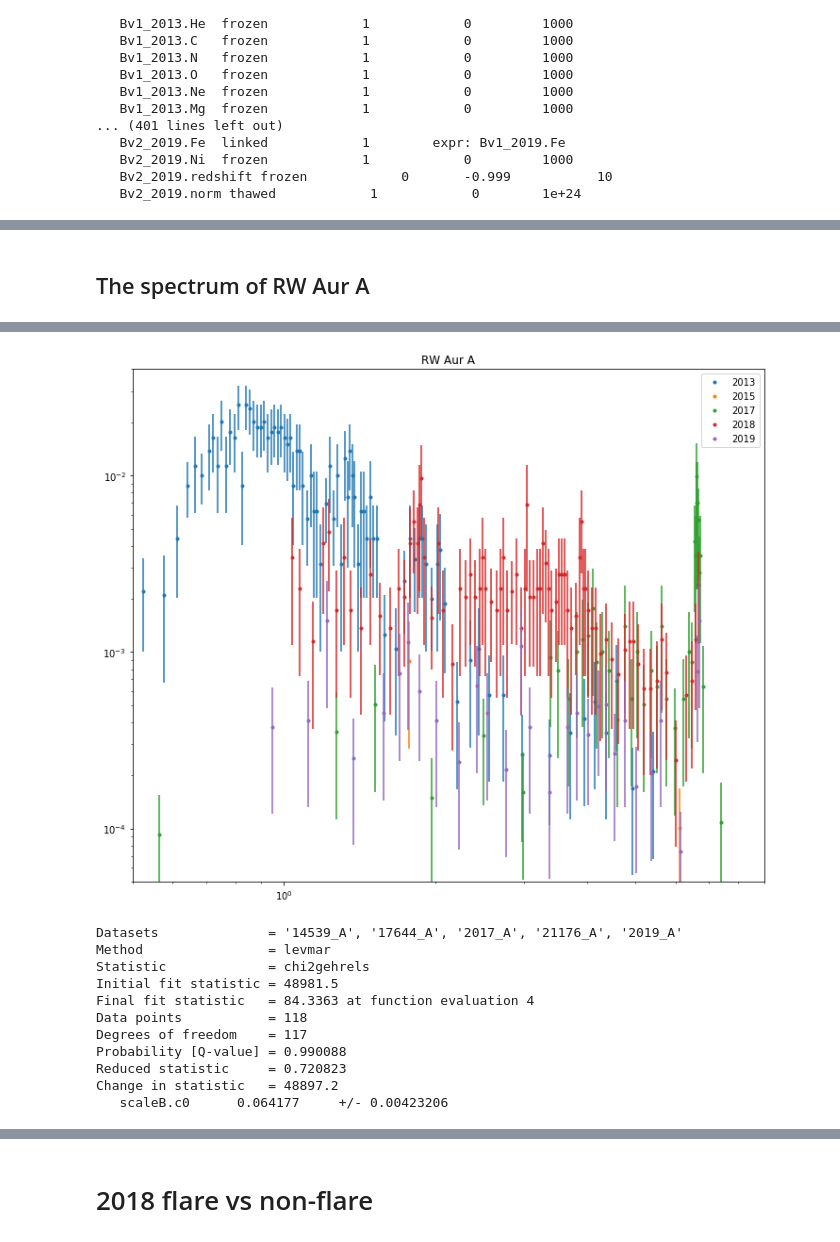
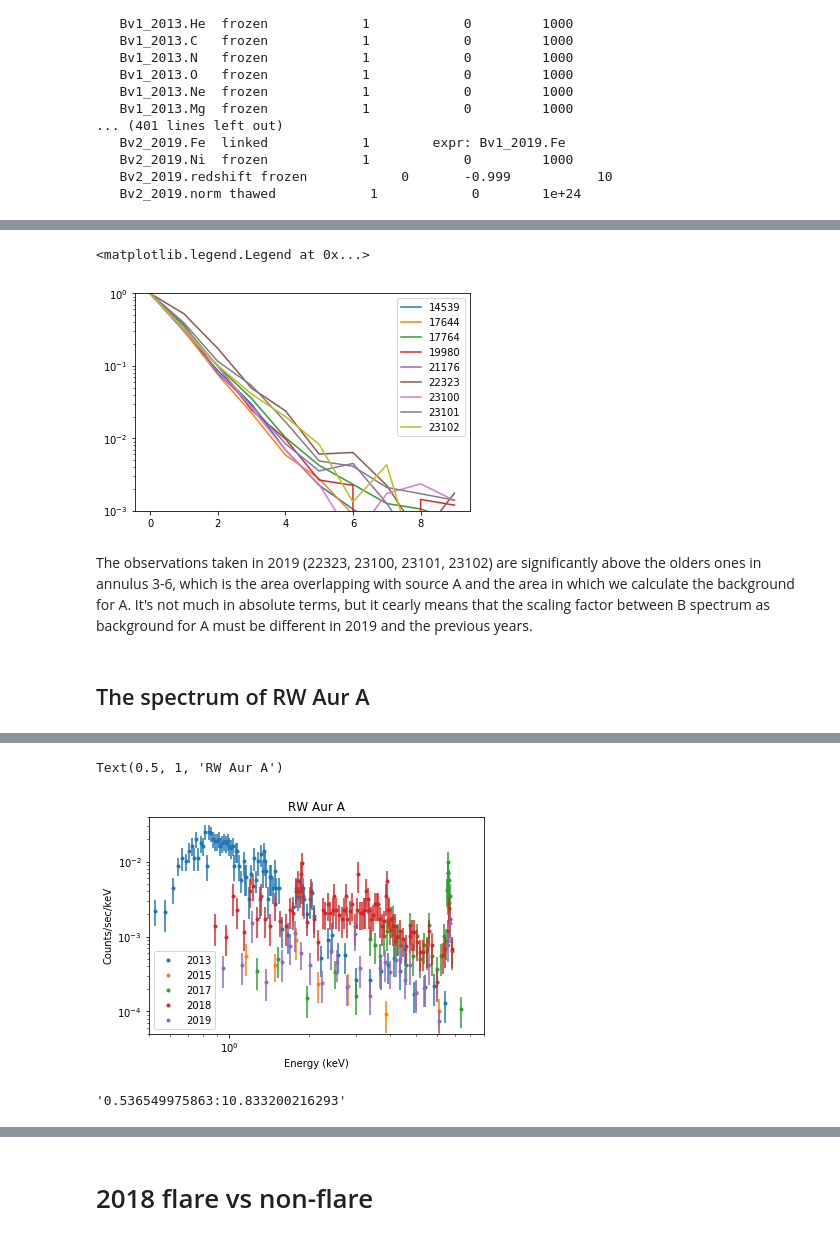
Before and after one commit to hamogu/RWAur, a Jupyter notebook: Newobs1819.ipynb, the cells around one changed output, grey strips where cells are left out. Cells and saved outputs as stored; diff of their text form; code cells hidden in the pictures.

Commit message:
profile analysis, 2018 spectral fitting, lightcurve plot

```diff
--- a/Newobs1819.ipynb
+++ b/Newobs1819.ipynb
@@ -151,0 +212,21 @@ ui.ignore(9., None)
+# %%
+def years(tmjd):
+    return Time(tmjd, format='mjd').decimalyear
+
+def update_axyears(ax):
+   y1, y2 = ax.get_xlim()
+   axy.set_xlim(years(y1), years(y2))
+   ax.figure.canvas.draw()
+
+fig = plt.figure(figsize=(10, 5))
+ax = fig.add_subplot(111)
+axy = ax.twiny()
+# automatically update ylim of ax2 when ylim of ax1 changes.
+ax.callbacks.connect("xlim_changed", update_axyears)
+
+plotaavso(ax)
+ax.set_xlim([56000, 59000])
+ax.invert_yaxis()
+
+ax.eventplot(obstimes[:, 0], colors=['k'], lineoffsets=[9],
+                    linelengths=[1])
@@ -158,7 +485,7 @@ for i in ui.list_data_ids():
         ui.group_counts(i, 15)
 
 for i in plotorder:
-    ui.plot_data(data['filestem'][i] + '_B', overplot=True)
+    ui.plot_data(data['filestem'][i] + '_B', overplot=True, color=data['color'][i])
 
 ax = plt.gca()
 ax.loglog()
@@ -266,10 +606,9 @@ I tried freeing abundances, but this is so close to defauls, there really is no
 # %%
 # Use the following line to change the size of the figure
 # fig = plt.figure(figsize=(15,10))
-mplcolors = plt.rcParams['axes.prop_cycle'].by_key()['color']
 
 for i,j  in enumerate(plotorder):
-    ui.plot_fit(data['filestem'][j] + '_B', overplot=True, color=mplcolors[i])
+    ui.plot_fit(data['filestem'][j] + '_B', overplot=not (i==0), color=data['color'][j])
 
 ax = plt.gca()
 ax.loglog()
@@ -282,0 +627,13 @@ Text(0.5, 1, 'RW Aur B')
+# %%
+# Use the following line to change the size of the figure
+fig = plt.figure(figsize=(15,5))
+
+for i,j  in enumerate(plotorder):
+    ui.plot_bkg(data['filestem'][j] + '_B', overplot=not (i==0), color=data['color'][j])
+
+ax = plt.gca()
+ax.loglog()
+ax.set_xlim(.4, 9)
+ax.set_ylim(1e-5, 0.01)
+ax.legend(ax.get_lines(), data['year'][plotorder])
+ax.set_title('Bkg for RW Aur B')
@@ -283,13 +672,23 @@ Text(0.5, 1, 'RW Aur B')
+# %%
+for r in radprofs:
+    plt.semilogy(r['SUR_BRI'] / r['SUR_BRI'][0], label=r.meta['OBS_ID'])
+plt.ylim(.001, 1)
+plt.legend()
+# %% [output]
+<matplotlib.legend.Legend at 0x...>
+[figure, added]
+# %% [markdown]
+The observations taken in 2019 (22323, 23100, 23101, 23102) are significantly above the olders ones in annulus 3-6, which is the area overlapping with source A and the area in which we calculate the background for A. It's not much in absolute terms, but it cearly means that the scaling factor between B spectrum as background for A must be different in 2019 and the previous years.
 # %% [markdown]
 ## The spectrum of RW Aur A
 # %%
-fig = plt.figure(figsize=(12, 10))
+#fig = plt.figure(figsize=(12, 10))
 for i in ui.list_data_ids():
     if i[-2:] == '_A':
         ui.group_counts(i, 5)
 
 for i in plotorder:
-    ui.plot_data(data['filestem'][i] + '_A', overplot=True)
+    ui.plot_data(data['filestem'][i] + '_A', overplot=not(i==plotorder[0]), color=data['color'][i])
 
 ax = plt.gca()
 ax.loglog()
@@ -302,3 +705,8 @@ Text(0.5, 1, 'RW Aur A')
+Text(0.5, 1, 'RW Aur A')
-[figure, old version]
+[figure, new version]
+# %%
+ui.get_filter('22323_A')
+# %% [output]
+'0.536549975863:10.833200216293'
 # %%
 to_fit_A = [row['filestem']+'_A' for row in data if row['filestem']==row['ObsID']]
@@ -316,17 +712,0 @@ for row in data:
-# %%
-# Some of the 2019 datasets have too few counts to make a fit at all. So, use merged dataset here.
-# If the count numbers are so small, the error is dominated by counting statistics and not by systematics
-# of coadding spectra.
-ui.fit_bkg('14539_A', '17644_A', '2017_A', '21176_A', '2019_A')
-# %% [output]
-Datasets              = '14539_A', '17644_A', '2017_A', '21176_A', '2019_A'
-Method                = levmar
-Statistic             = chi2gehrels
-Initial fit statistic = 48981.5
-Final fit statistic   = 84.3363 at function evaluation 4
-Data points           = 118
-Degrees of freedom    = 117
-Probability [Q-value] = 0.990088
-Reduced statistic     = 0.720823
-Change in statistic   = 48897.2
-   scaleB.c0      0.064177     +/- 0.00423206
```
Also changed, not shown: parts of 104 cells of this notebook, 2 other files.
